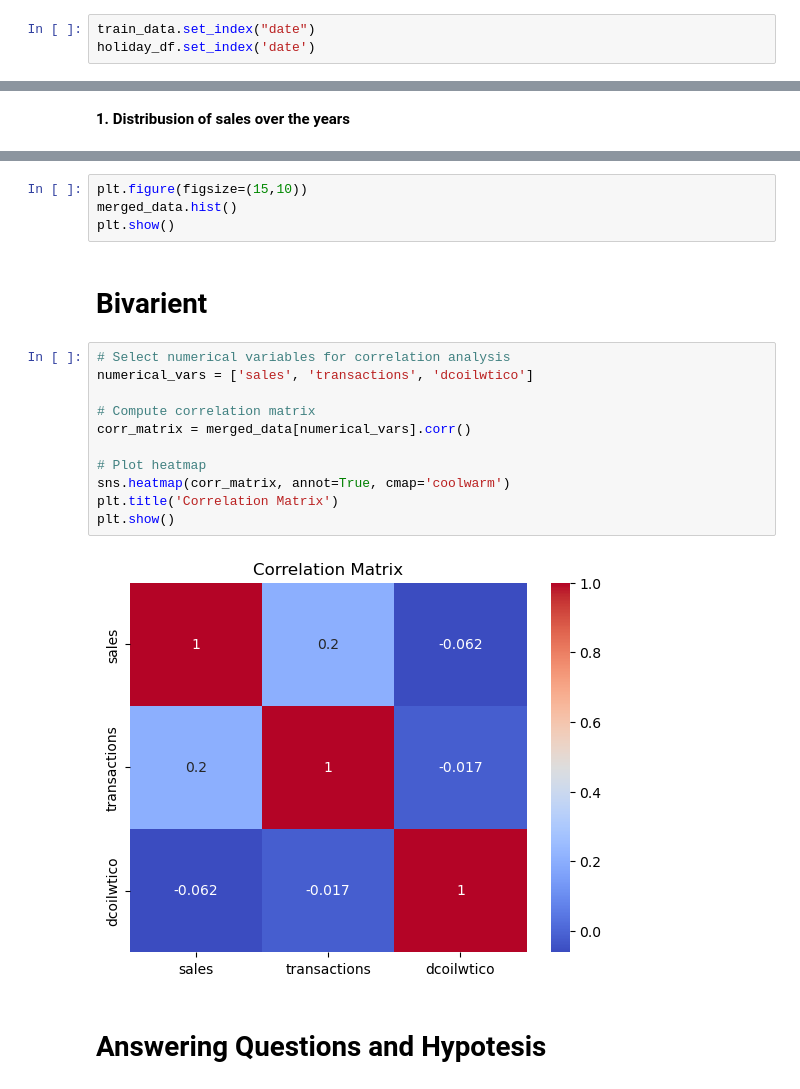
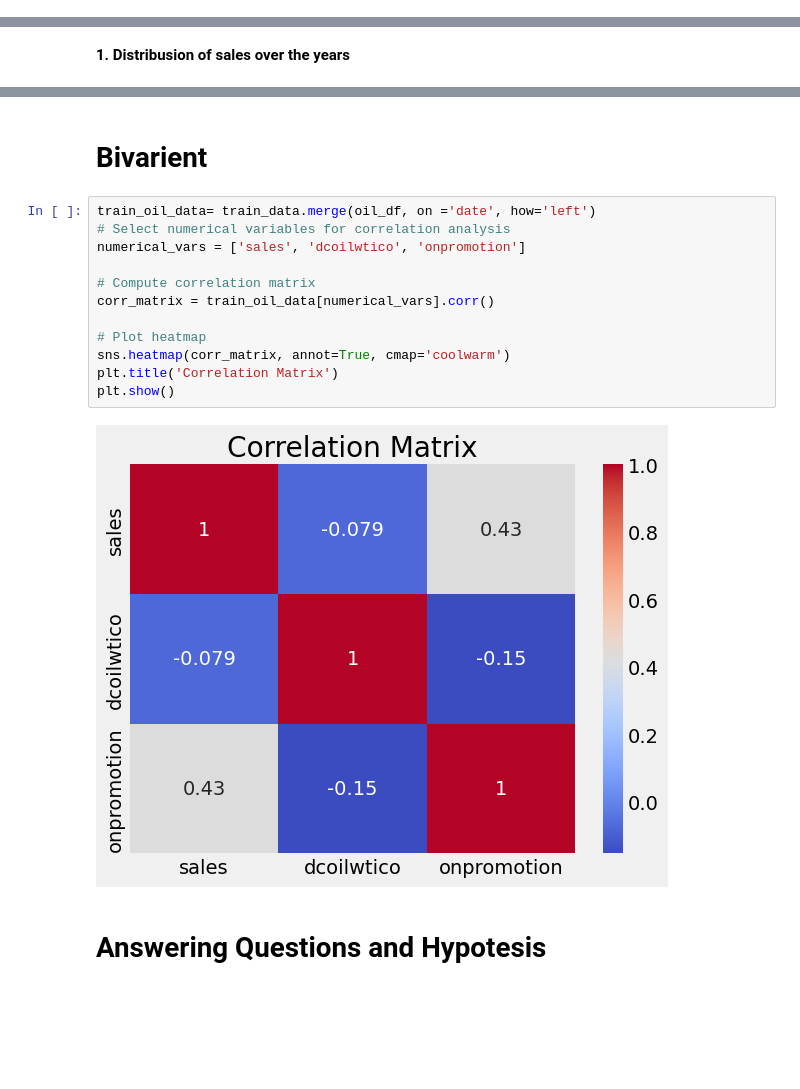
Before and after one commit to obiuzoma/LP3_project, a Jupyter notebook: lp3.ipynb, the cells around one changed output, grey strips where cells are left out. Drawn from its saved outputs; the diff is of its cells as text; blank space fills up the shorter version.

```diff
--- a/lp3.ipynb
+++ b/lp3.ipynb
@@ -678,3 +676,0 @@ plt.show()
-# %%
-train_data.set_index("date")
-holiday_df.set_index('date')
@@ -897,22 +714,19 @@ plt.show()
-# %%
-plt.figure(figsize=(15,10))
-merged_data.hist()
-plt.show()
 # %% [markdown]
 # Bivarient
 # %%
+train_oil_data= train_data.merge(oil_df, on ='date', how='left')
 # Select numerical variables for correlation analysis
-numerical_vars = ['sales', 'transactions', 'dcoilwtico']
+numerical_vars = ['sales', 'dcoilwtico', 'onpromotion']
 
 # Compute correlation matrix
-corr_matrix = merged_data[numerical_vars].corr()
+corr_matrix = train_oil_data[numerical_vars].corr()
 
 # Plot heatmap
 sns.heatmap(corr_matrix, annot=True, cmap='coolwarm')
 plt.title('Correlation Matrix')
 plt.show()
 # %% [output]
-[figure, old version]
+[figure, new version]
 # %% [markdown]
 # Answering Questions and Hypotesis
 # %% [markdown]
```
Also changed, not shown: parts of 86 cells of this notebook.
